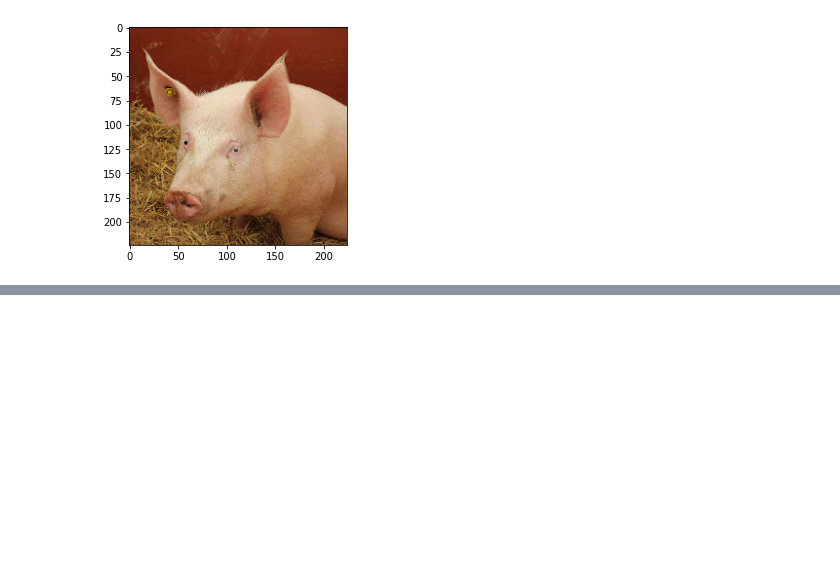
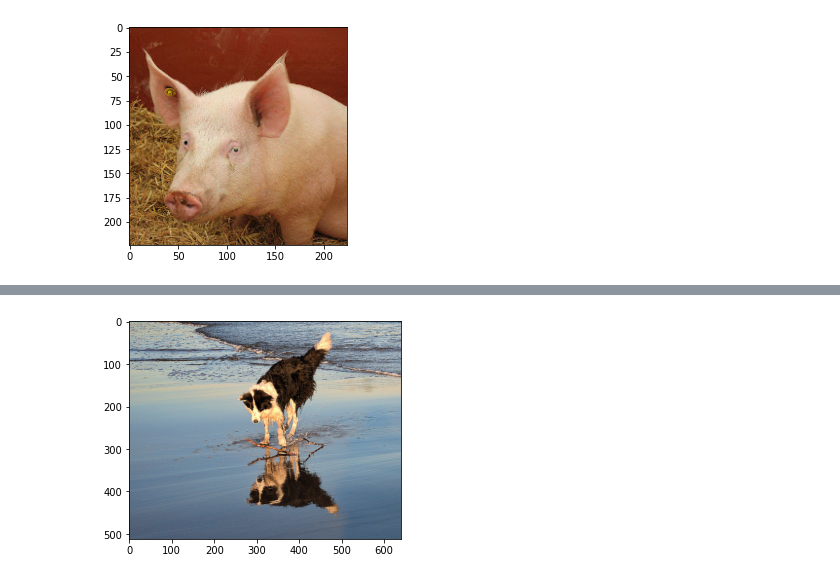
Before and after one commit to sayakpaul/Adversarial-Examples-in-Deep-Learning, a Jupyter notebook: Image_Adversaries_Basics.ipynb, the cells around one changed output, grey strips where cells are left out. Saved outputs shown, nothing was run; the diff lists cells and outputs as text; code cells hidden in the pictures; blank space fills up the shorter version.

Commit message:
Adding random image predictions

```diff
--- a/Image_Adversaries_Basics.ipynb
+++ b/Image_Adversaries_Basics.ipynb
@@ -320,0 +219,6 @@ Predicted: [('n02791270', 'barbershop', 0.45213148), ('n04376876', 'syringe', 0.
+# %%
+# Preview the image
+plt.imshow(plt.imread("example.jpg"))
+plt.show()
+# %% [output]
+[figure, added]
```
Also changed, not shown: parts of 32 cells of this notebook.
